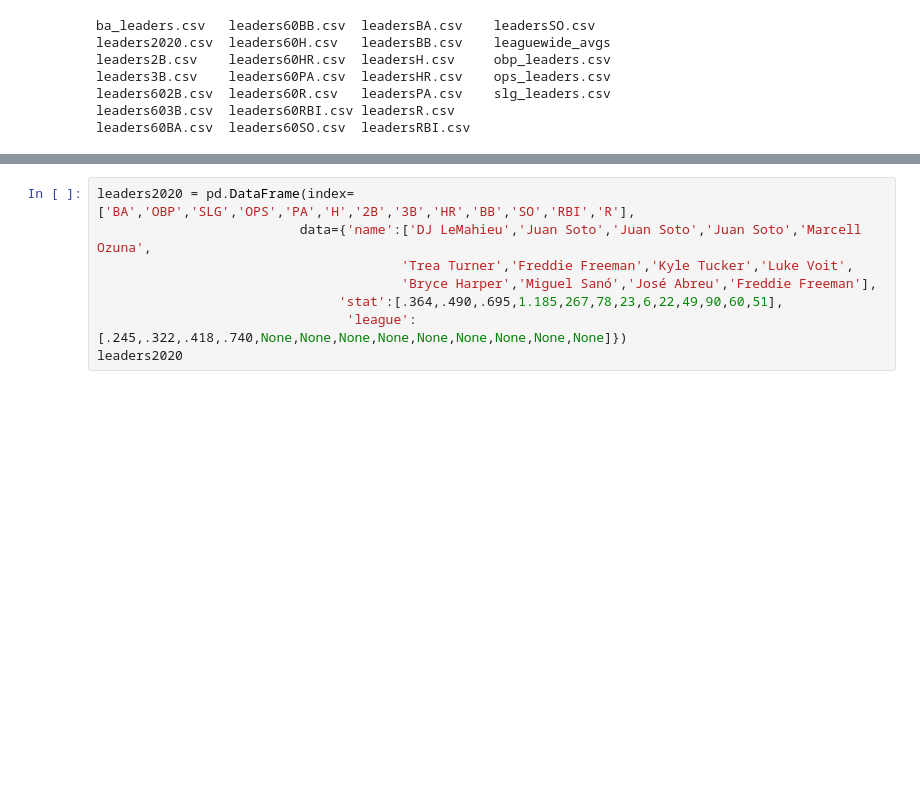
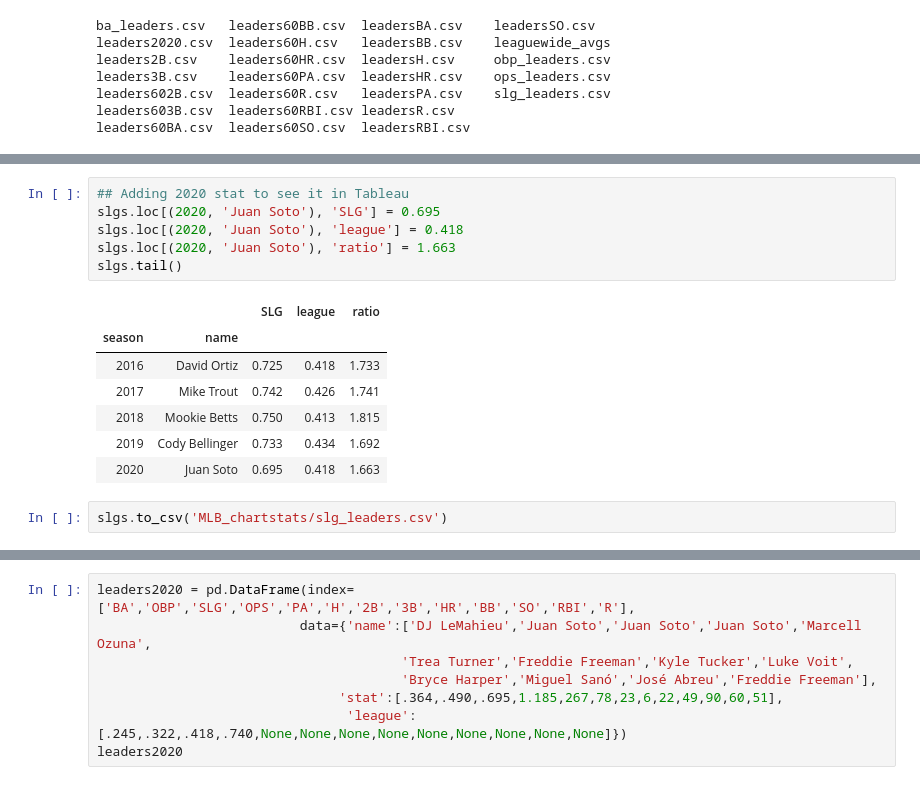
Before and after one commit to ebhtra/MLB-short-season-stats, a Jupyter notebook: MLB_Short_Season_Stats_part_2.ipynb, the cells around one changed output, grey strips where cells are left out. Saved outputs shown, nothing was run; the diff lists cells and outputs as text; blank space fills up the shorter version.

```diff
--- a/MLB_Short_Season_Stats_part_2.ipynb
+++ b/MLB_Short_Season_Stats_part_2.ipynb
@@ -720,0 +754,16 @@ leaders60BA.csv  leaders60SO.csv  leadersRBI.csv
+# %%
+## Adding 2020 stat to see it in Tableau
+slgs.loc[(2020, 'Juan Soto'), 'SLG'] = 0.695
+slgs.loc[(2020, 'Juan Soto'), 'league'] = 0.418
+slgs.loc[(2020, 'Juan Soto'), 'ratio'] = 1.663
+slgs.tail()
+# %% [output]
+|  |  | SLG | league | ratio |
+| season | name |  |  |  |
+| 2016 | David Ortiz | 0.725 | 0.418 | 1.733 |
+| 2017 | Mike Trout | 0.742 | 0.426 | 1.741 |
+| 2018 | Mookie Betts | 0.750 | 0.413 | 1.815 |
+| 2019 | Cody Bellinger | 0.733 | 0.434 | 1.692 |
+| 2020 | Juan Soto | 0.695 | 0.418 | 1.663 |
+# %%
+slgs.to_csv('MLB_chartstats/slg_leaders.csv')
```
Also changed, not shown: parts of 11 cells of this notebook.
